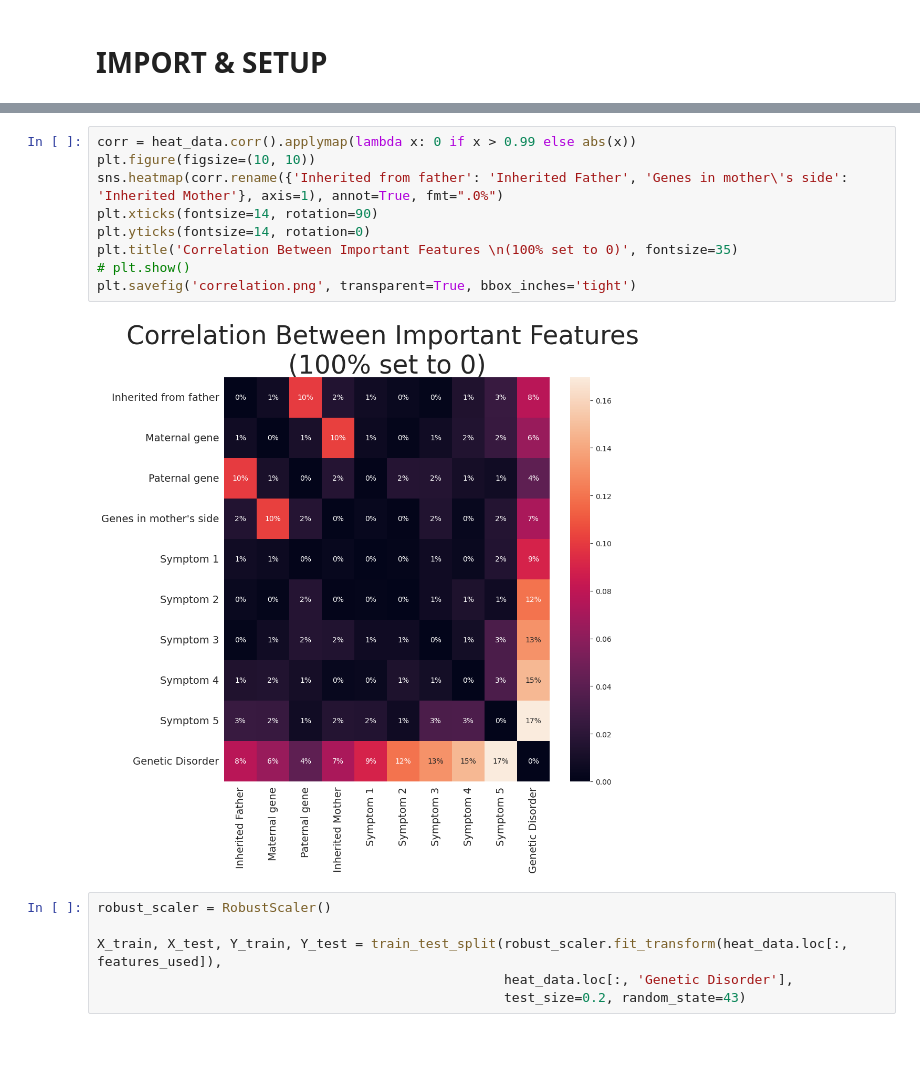
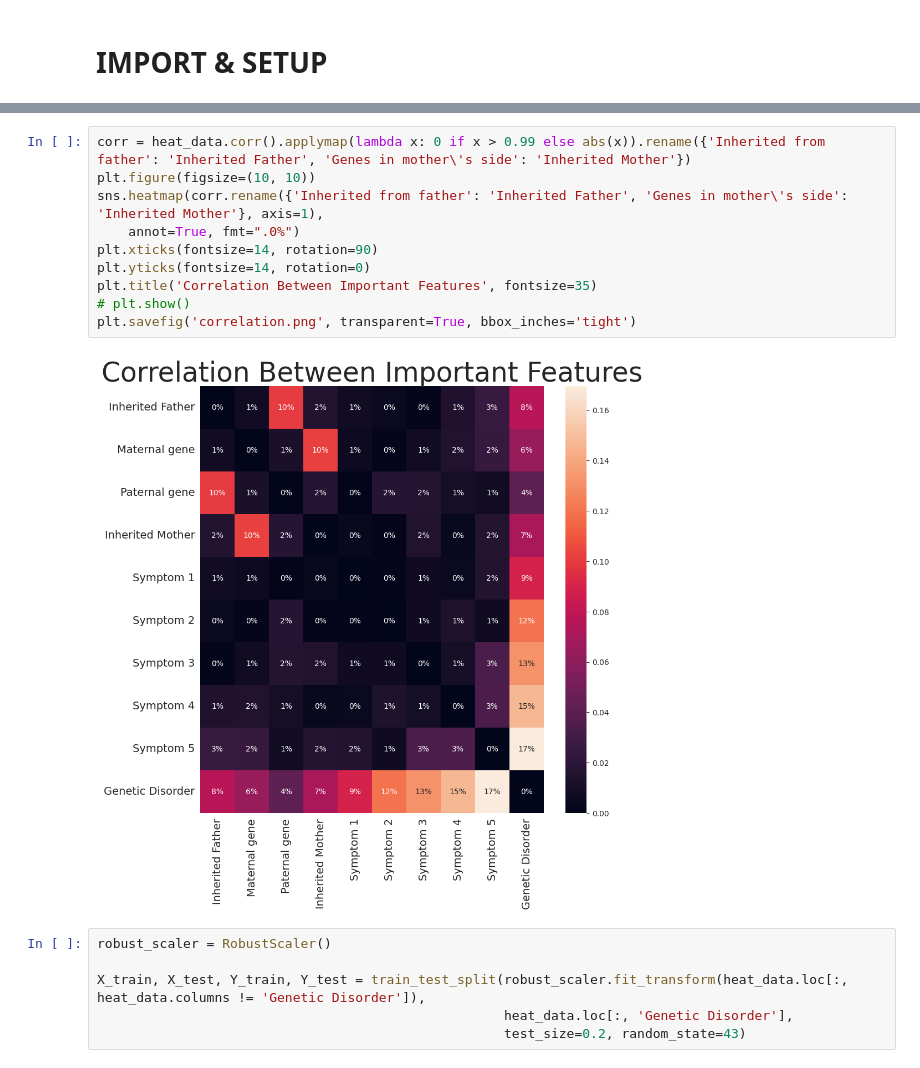
Before and after one commit to salmaloukili/ML, a Jupyter notebook: notebook.ipynb, the cells around one changed output, grey strips where cells are left out. Saved outputs shown, nothing was run; the diff lists cells and outputs as text.

Commit message:
more graphs

```diff
--- a/notebook.ipynb
+++ b/notebook.ipynb
@@ -79,20 +81,21 @@ heat_data = dataset.copy().dropna()
 | Symptom 5 | 0.03 | 0.02 | 0.01 | 0.02 | 0.02 | 0.01 | 0.03 | ... |
 | Genetic Disorder | 0.08 | 0.06 | 0.04 | 0.07 | 0.09 | 0.12 | 0.13 | ... |
 # %%
-corr = heat_data.corr().applymap(lambda x: 0 if x > 0.99 else abs(x))
+corr = heat_data.corr().applymap(lambda x: 0 if x > 0.99 else abs(x)).rename({'Inherited from father': 'Inherited Father', 'Genes in mother\'s side': 'Inherited Mother'})
 plt.figure(figsize=(10, 10))
-sns.heatmap(corr.rename({'Inherited from father': 'Inherited Father', 'Genes in mother\'s side': 'Inherited Mother'}, axis=1), annot=True, fmt=".0%")
+sns.heatmap(corr.rename({'Inherited from father': 'Inherited Father', 'Genes in mother\'s side': 'Inherited Mother'}, axis=1),
+    annot=True, fmt=".0%")
 plt.xticks(fontsize=14, rotation=90)
 plt.yticks(fontsize=14, rotation=0)
-plt.title('Correlation Between Important Features \n(100% set to 0)', fontsize=35)
+plt.title('Correlation Between Important Features', fontsize=35)
 # plt.show()
 plt.savefig('correlation.png', transparent=True, bbox_inches='tight')
 # %% [output]
-[figure, old version]
+[figure, new version]
 # %%
 robust_scaler = RobustScaler()
 
-X_train, X_test, Y_train, Y_test = train_test_split(robust_scaler.fit_transform(heat_data.loc[:, features_used]),
+X_train, X_test, Y_train, Y_test = train_test_split(robust_scaler.fit_transform(heat_data.loc[:, heat_data.columns != 'Genetic Disorder']),
                                                     heat_data.loc[:, 'Genetic Disorder'],
                                                     test_size=0.2, random_state=43)
 # %%
```
Also changed, not shown: parts of 15 cells of this notebook, 4 other files.
